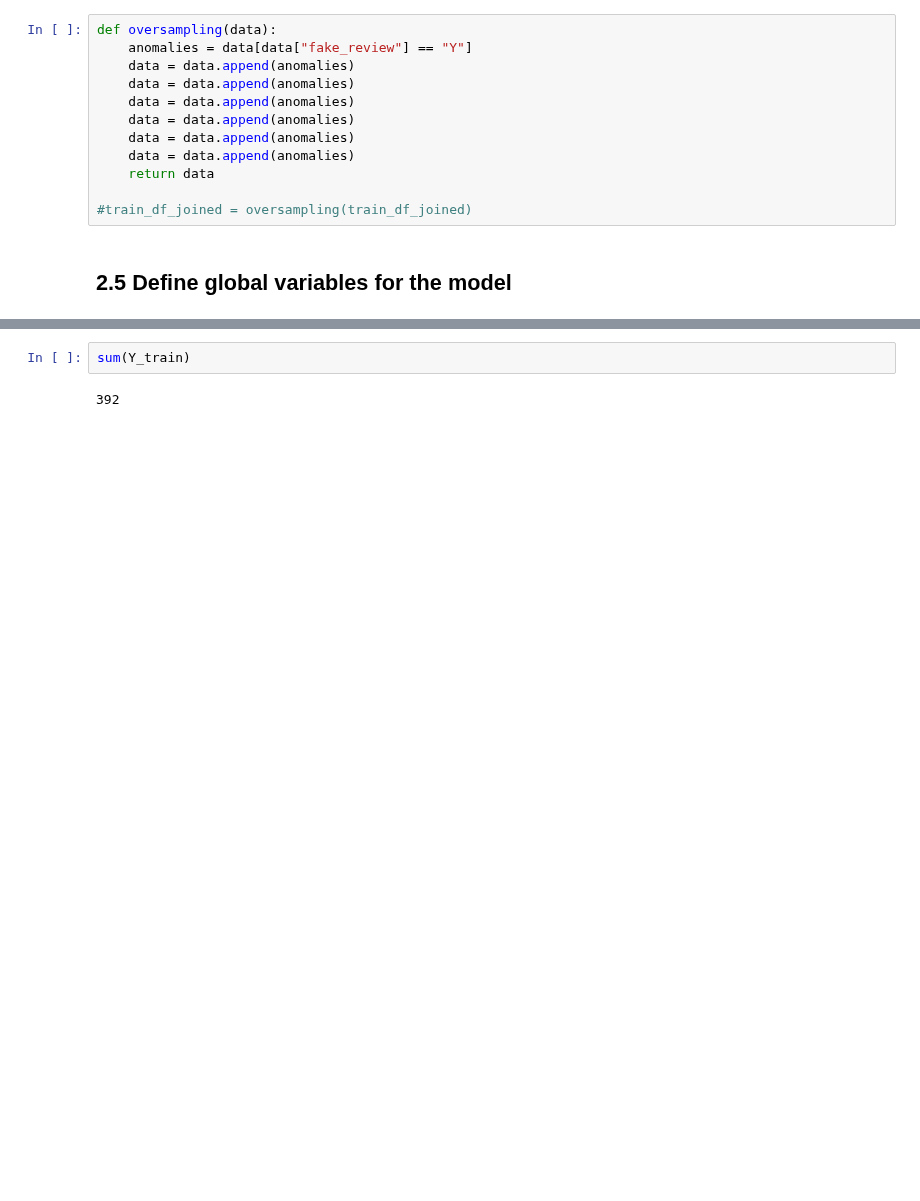
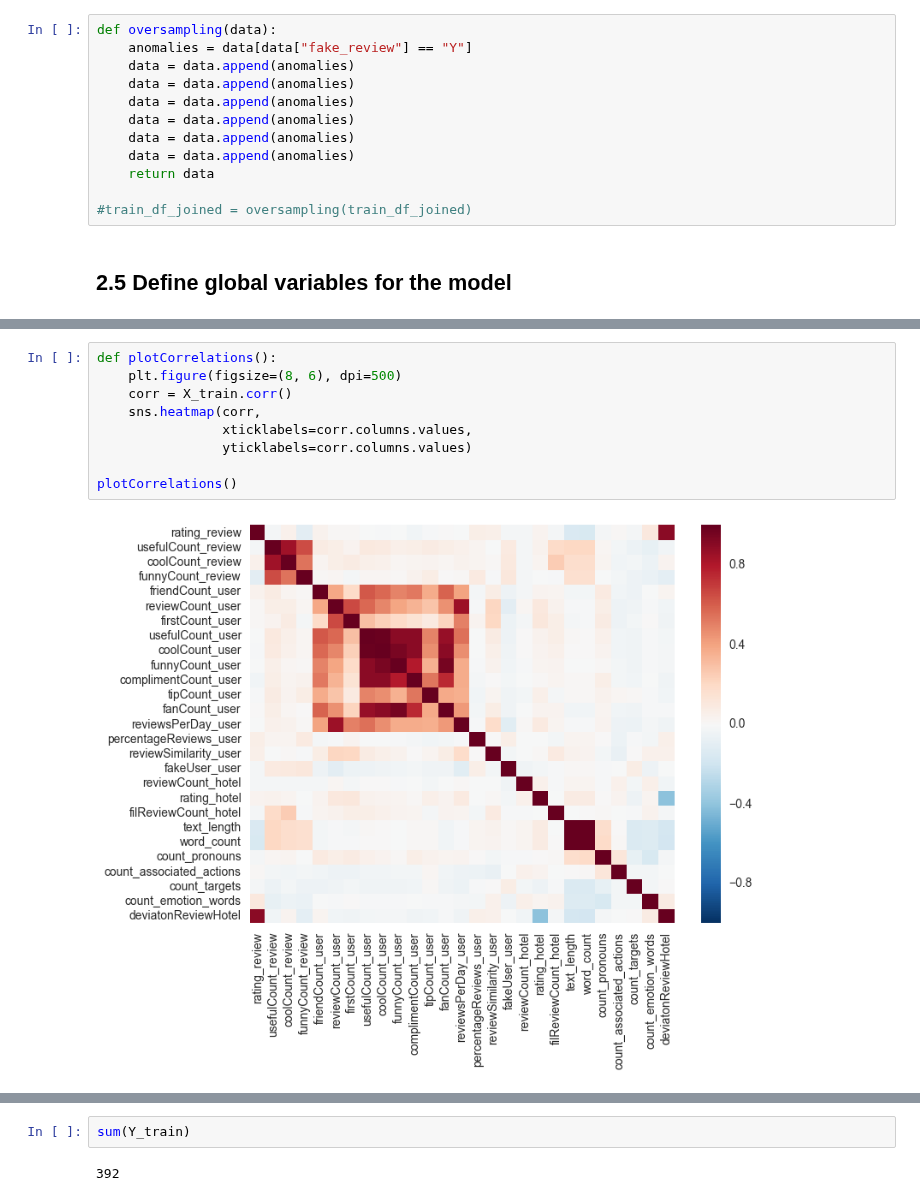
Before and after one commit to msandim/tum-anomaly-detection-challenges, a Jupyter notebook: Challenge 2/Script.ipynb, the cells around one changed output, grey strips where cells are left out. Saved outputs shown, nothing was run; the diff lists cells and outputs as text; blank space fills up the shorter version.

```diff
--- a/Challenge 2/Script.ipynb
+++ b/Challenge 2/Script.ipynb
@@ -542,3 +542,14 @@ X_train, Y_train, X_test = encodeVariables()
+# %%
+def plotCorrelations():
+    plt.figure(figsize=(8, 6), dpi=500)
+    corr = X_train.corr()
+    sns.heatmap(corr,
+                xticklabels=corr.columns.values,
+                yticklabels=corr.columns.values)
+
+plotCorrelations()
+# %% [output]
+[figure, added]
 # %%
 X_train
 # %% [output]
```
Also changed, not shown: parts of 11 cells of this notebook, 2 other files.
